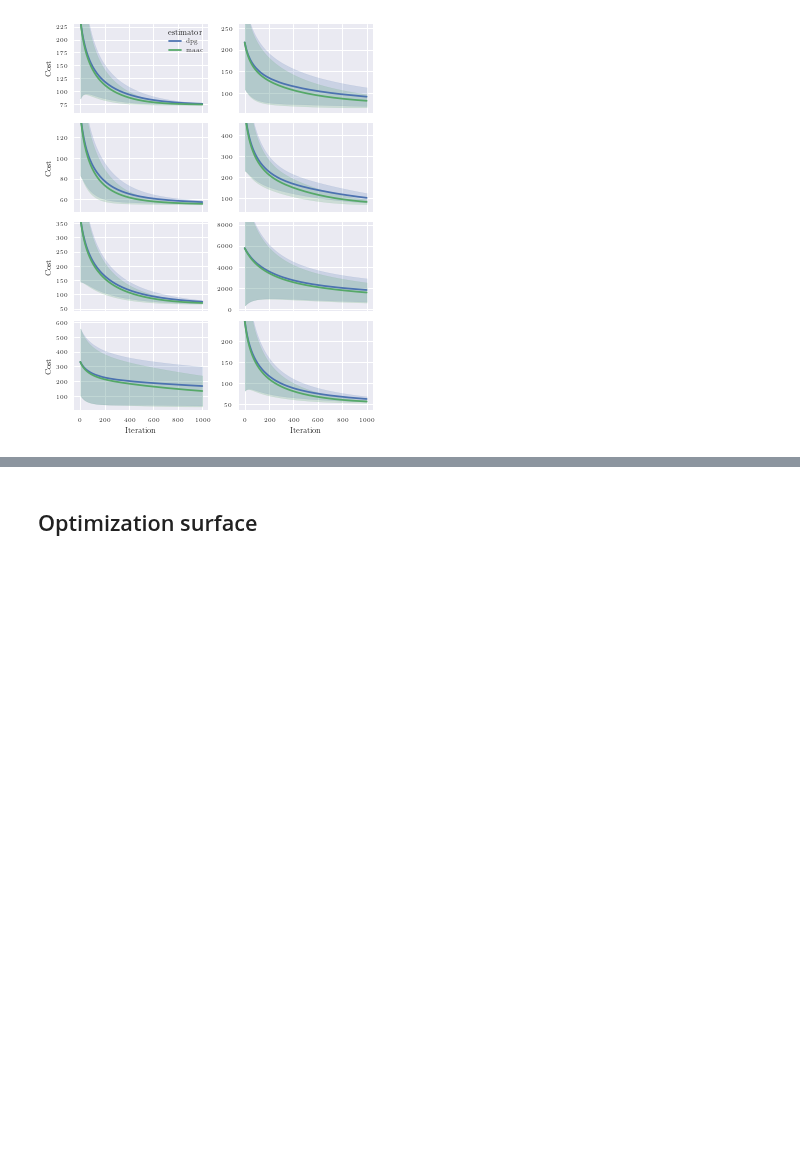
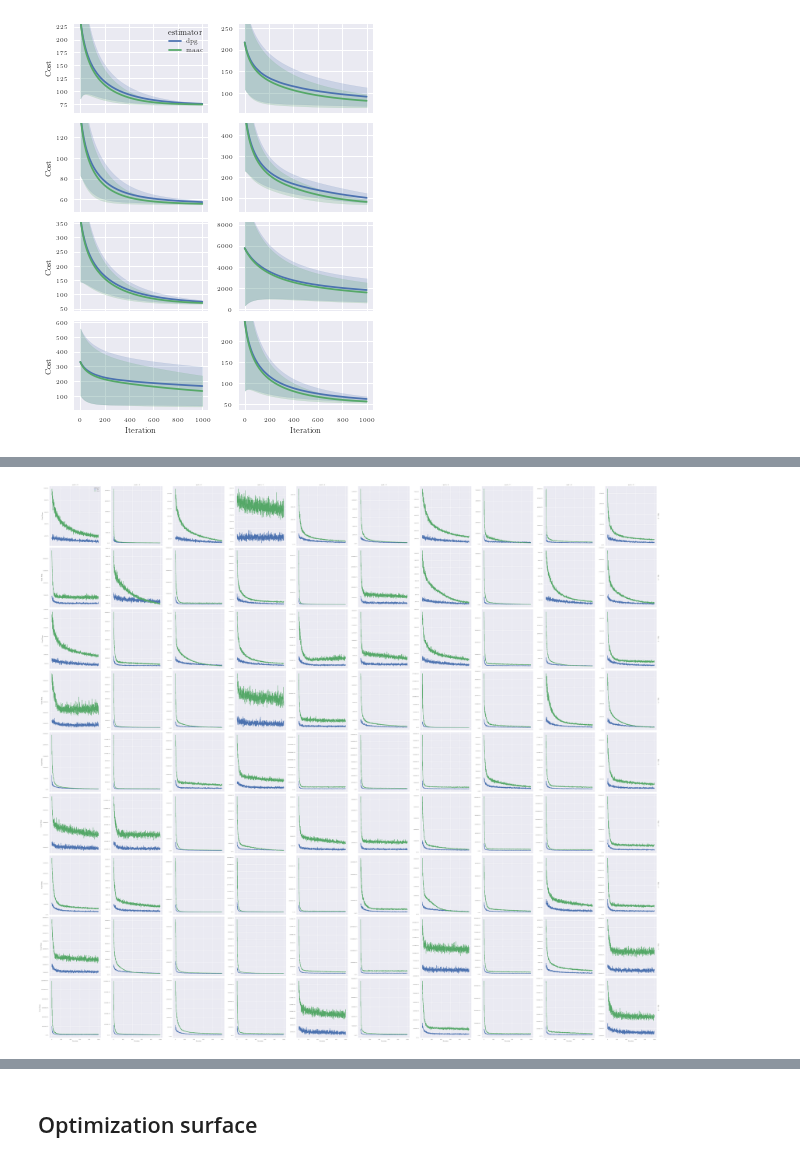
Before and after one commit to 0xangelo/LQSVG, a Jupyter notebook: experiments/dpg_vs_maac.ipynb, the cells around one changed output, grey strips where cells are left out. Drawn from its saved outputs; the diff is of its cells as text; code cells hidden in the pictures; blank space fills up the shorter version.

```diff
--- a/experiments/dpg_vs_maac.ipynb
+++ b/experiments/dpg_vs_maac.ipynb
@@ -672,0 +740,4 @@ width: 4.803148471011484, height: 5.937018016194373
+# %%
+savefig(suboptimality_curves(SUBOPTIMALITY_SGD_DATA, y="Grad Norm"), "GradNormSGD_clipped")
+# %% [output]
+[figure, added]
```
Also changed, not shown: parts of 13 cells of this notebook.
